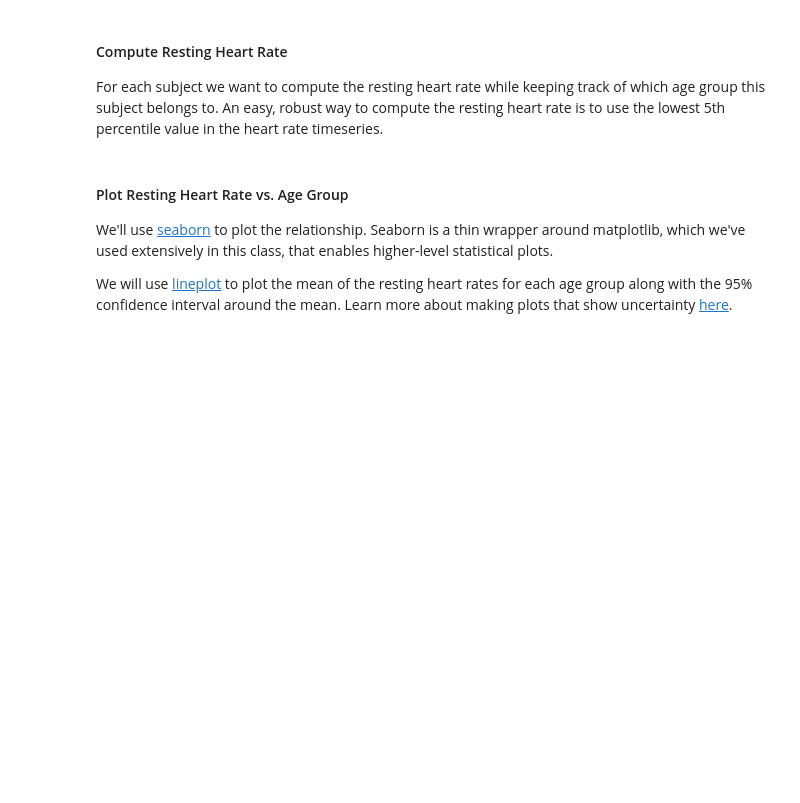
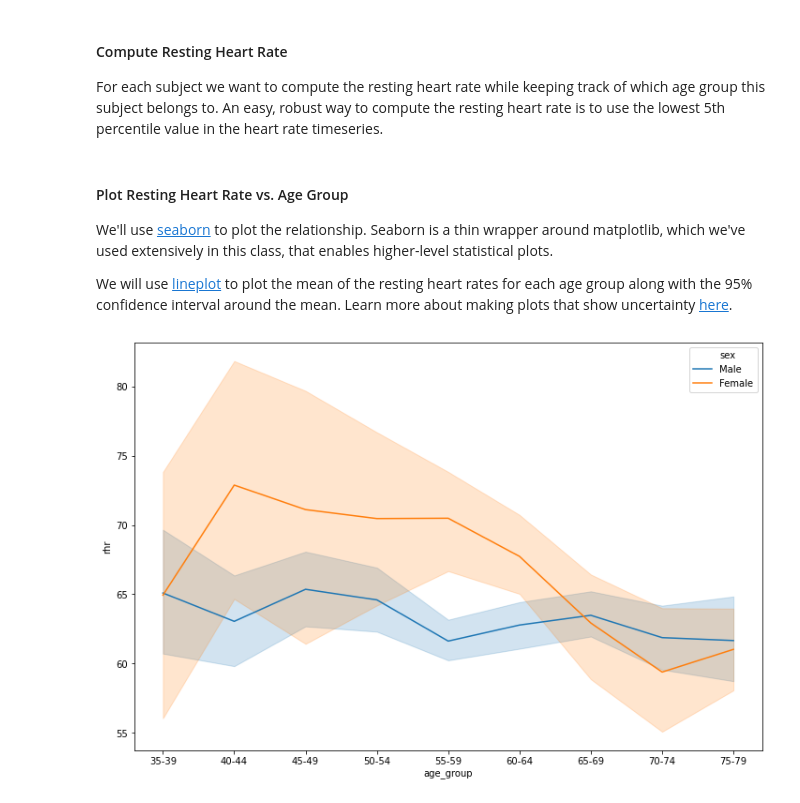
Before and after one commit to phthaloc/nd320-c4-wearable-data-project-starter, a Jupyter notebook: part_2/clinical_app_starter.ipynb, the cells around one changed output. Drawn from its saved outputs; the diff is of its cells as text; code cells hidden in the pictures; blank space fills up the shorter version.

```diff
--- a/part_2/clinical_app_starter.ipynb
+++ b/part_2/clinical_app_starter.ipynb
@@ -46,7 +46,7 @@ Demographics metadata is stored in a file called 'metadata.csv'. This CSV has th
 
 Find the dataset in `../datasets/crisdb/`
 # %%
-hr_filenames = glog.glob('/data/crisdb/*.npz')
+hr_filenames = glob.glob('datasets/crisdb/*.npz')
 # %% [markdown]
 #### Load Metadata
 Load the metadata file into a datastructure that allows for easy lookups from subject ID to age group and sex.
@@ -59,3 +53,7 @@ with open(metadata_filename, 'r') as f:
+# %%
+metadata_filename = 'datasets/crisdb/metadata.csv'
+
+metadata = pd.read_csv(filepath_or_buffer=metadata_filename)
 # %% [markdown]
 #### Compute Resting Heart Rate
 For each subject we want to compute the resting heart rate while keeping track of which age group this subject belongs to. An easy, robust way to compute the resting heart rate is to use the lowest 5th percentile value in the heart rate timeseries.
@@ -66,20 +64,24 @@ def AgeAndRHR(metadata, filename):
     hr_data = np.load(filename)['hr']
 
     # Compute the resting heart rate from the timeseries by finding the lowest 5th percentile value in hr_data
-    rhr = pass
+    rhr = np.percentile(a=hr_data, q=5)
 
     # Find the subject ID from the filename.
-    subject = pass
+    subject = filename.split('/')[-1].split('.')[0]
+
+    # get all metadata information for this subject:
+    df_subject = metadata[metadata['subject']==subject]
+    assert df_subject.shape[0]==1, 'Found more than 1 entry for subject {subject} in metadata DataFrame'
 
     # Find the age group for this subject in metadata.
-    age_group = pass
+    age_group = df_subject['age'].iloc[0]
 
     # Find the sex for this subject in metadata.
-    sex = pass
+    sex = df_subject['sex'].iloc[0]
 
     return age_group, sex, rhr
 
-df = pd.DataFrame(data=[AgeAndRHR(metadata, filename) for filename in hr_filenames],
+df = pd.DataFrame(data=[AgeAndRHR(metadata=metadata, filename=filename) for filename in hr_filenames],
                   columns=['age_group', 'sex', 'rhr'])
 # %% [markdown]
 #### Plot Resting Heart Rate vs. Age Group
@@ -89,9 +91,11 @@ We will use [lineplot](https://seaborn.pydata.org/generated/seaborn.lineplot.htm
 # %%
 import seaborn as sns
 from matplotlib import pyplot as plt
 
 labels = sorted(np.unique(df.age_group))
-df['xaxis'] = df.age_group.map(lambda x: labels.index(x)).astype('float')
+df['xaxis'] = df['age_group'].map(lambda x: labels.index(x)).astype('float')
 plt.figure(figsize=(12, 8))
-sns.lineplot(x='xaxis', y='rhr', hue='sex', data=df)
+sns.lineplot(x='age_group', y='rhr', hue='sex', data=df)
 _ = plt.xticks(np.arange(len(labels)), labels)
+# %% [output]
+[figure, added]
```
Also changed, not shown: parts of 4 cells of this notebook.
